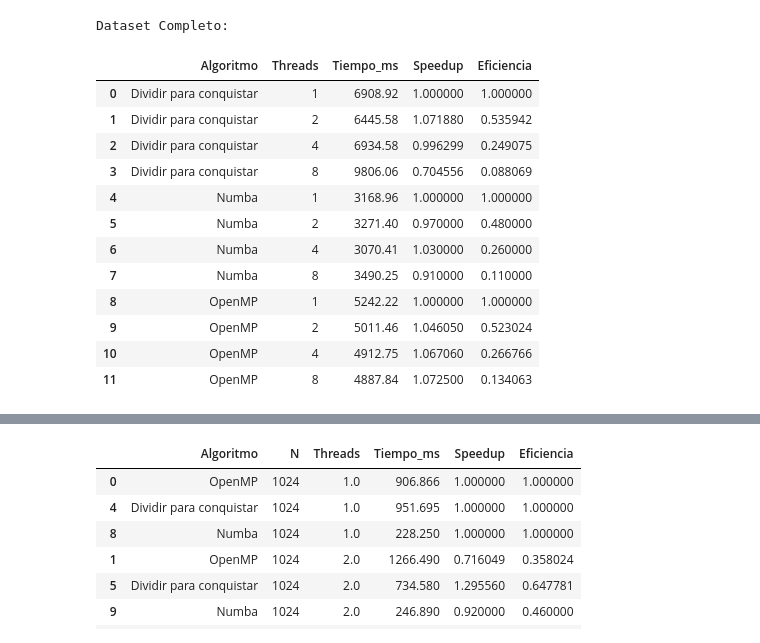
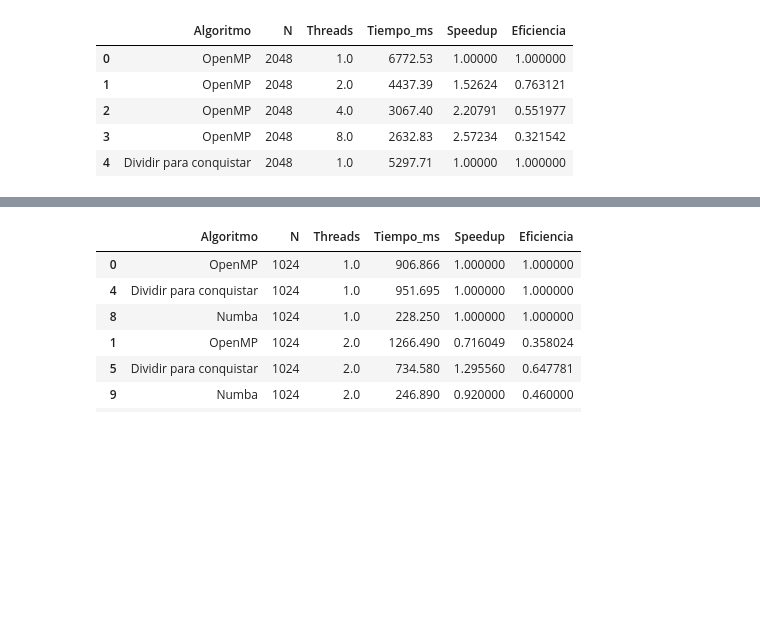
Before and after one commit to Fernanda-Bley/IMT2112-cpp, a Jupyter notebook: t2-imt2112/t2-imt2112.ipynb, the cells around one changed output, grey strips where cells are left out. Cells and saved outputs as stored; diff of their text form; code cells hidden in the pictures; blank space fills up the shorter version.

```diff
--- a/t2-imt2112/t2-imt2112.ipynb
+++ b/t2-imt2112/t2-imt2112.ipynb
@@ -157,38 +233,21 @@ def leer_resultados_tarea(ruta_archivo, nombre_alg):
 # %%
 ## Estos valores se retornan al correr el archivo algoritmo1 y algoritmo2, sin poner números.
-resultados_path = ["resultados-alg-2.txt", "resultados-alg1.txt", "resultados-py-alg-1.txt"]
-resultados = {}
-for path in resultados_path:
-    if not os.path.exists(path):
-        print(f"Archivo {path} no encontrado. Asegúrate de ejecutar los algoritmos primero.")
-        exit(1)
-    else:
-        resultados[path] = leer_resultados_tarea(path, path.split('-')[1].split('.')[0])
+computador_deseado = 2  # Cambia esto según tu computadora
+archivos_a_procesar = {
+    "alg1": f"./resultados-computador-{computador_deseado}/resultados-alg1.txt",
+    "alg2": f"./resultados-computador-{computador_deseado}/resultados-alg-2.txt",
+    "py":   f"./resultados-computador-{computador_deseado}/resultados-py-alg-1.txt",
+}
 
-df_total = pd.concat(resultados.values(), ignore_index=True)[["Algoritmo", "Threads", "Tiempo_ms", "Speedup", "Eficiencia"]]
-## Reemplazamos "alg" con "alg2"
-df_total["Algoritmo"] = df_total["Algoritmo"].replace({"alg1": "OpenMP", "alg": "Dividir para conquistar", "py": "Numba"})
-
-## Ordenamos por threads
-df_total = df_total.sort_values(by=["Algoritmo", "Threads"]).reset_index(drop=True)
-# 3. Mostrar el resultado
-print("Dataset Completo:")
-df_total
+df_total = cargar_dataset_resultados(archivos_a_procesar)
+df_total.head()
 # %% [output]
-Dataset Completo:
-|  | Algoritmo | Threads | Tiempo_ms | Speedup | Eficiencia |
-| 0 | Dividir para conquistar | 1 | 6908.92 | 1.000000 | 1.000000 |
-| 1 | Dividir para conquistar | 2 | 6445.58 | 1.071880 | 0.535942 |
-| 2 | Dividir para conquistar | 4 | 6934.58 | 0.996299 | 0.249075 |
-| 3 | Dividir para conquistar | 8 | 9806.06 | 0.704556 | 0.088069 |
-| 4 | Numba | 1 | 3168.96 | 1.000000 | 1.000000 |
-| 5 | Numba | 2 | 3271.40 | 0.970000 | 0.480000 |
-| 6 | Numba | 4 | 3070.41 | 1.030000 | 0.260000 |
-| 7 | Numba | 8 | 3490.25 | 0.910000 | 0.110000 |
-| 8 | OpenMP | 1 | 5242.22 | 1.000000 | 1.000000 |
-| 9 | OpenMP | 2 | 5011.46 | 1.046050 | 0.523024 |
-| 10 | OpenMP | 4 | 4912.75 | 1.067060 | 0.266766 |
-| 11 | OpenMP | 8 | 4887.84 | 1.072500 | 0.134063 |
+|  | Algoritmo | N | Threads | Tiempo_ms | Speedup | Eficiencia |
+| 0 | OpenMP | 2048 | 1.0 | 6772.53 | 1.00000 | 1.000000 |
+| 1 | OpenMP | 2048 | 2.0 | 4437.39 | 1.52624 | 0.763121 |
+| 2 | OpenMP | 2048 | 4.0 | 3067.40 | 2.20791 | 0.551977 |
+| 3 | OpenMP | 2048 | 8.0 | 2632.83 | 2.57234 | 0.321542 |
+| 4 | Dividir para conquistar | 2048 | 1.0 | 5297.71 | 1.00000 | 1.000000 |
 # %%
 def plot_comparacion_paralela(df, nombre_figura="nombre.jpg", titulo= "Comparación de Algoritmos Paralelos"):
     # Configuración de estilo
```
Also changed, not shown: parts of 7 cells of this notebook.
